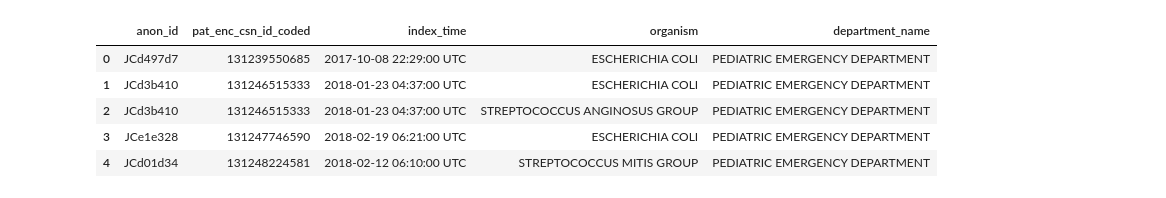
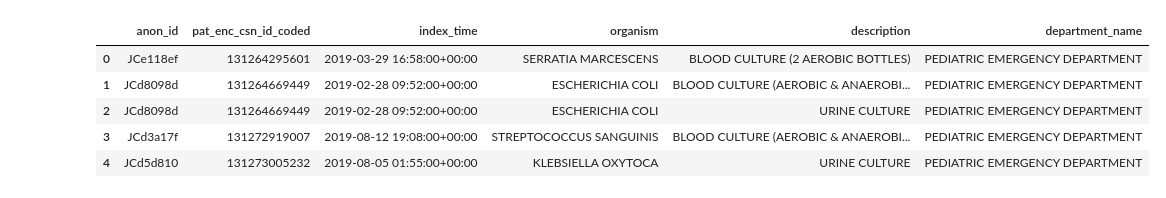
Before and after one commit to conorkcorbin/er_infection, a Jupyter notebook: notebooks/figures_and_tables/Table2 Top Bugs.ipynb, the cells around one changed output. Cells and saved outputs as stored; diff of their text form; code cells hidden in the pictures.

```diff
--- a/notebooks/figures_and_tables/Table2 Top Bugs.ipynb
+++ b/notebooks/figures_and_tables/Table2 Top Bugs.ipynb
@@ -3,10 +0,0 @@ import pandas as pd
-# %%
-df = pd.read_csv("top_bugs.csv")
-df.head()
-# %% [output]
-|  | anon_id | pat_enc_csn_id_coded | index_time | organism | department_name |
-| 0 | JCd497d7 | 131239550685 | 2017-10-08 22:29:00 UTC | ESCHERICHIA COLI | PEDIATRIC EMERGENCY DEPARTMENT |
-| 1 | JCd3b410 | 131246515333 | 2018-01-23 04:37:00 UTC | ESCHERICHIA COLI | PEDIATRIC EMERGENCY DEPARTMENT |
-| 2 | JCd3b410 | 131246515333 | 2018-01-23 04:37:00 UTC | STREPTOCOCCUS ANGINOSUS GROUP | PEDIATRIC EMERGENCY DEPARTMENT |
-| 3 | JCe1e328 | 131247746590 | 2018-02-19 06:21:00 UTC | ESCHERICHIA COLI | PEDIATRIC EMERGENCY DEPARTMENT |
-| 4 | JCd01d34 | 131248224581 | 2018-02-12 06:10:00 UTC | STREPTOCOCCUS MITIS GROUP | PEDIATRIC EMERGENCY DEPARTMENT |
@@ -12,0 +12,51 @@ df.head()
+# %%
+query="""
+WITH cohort_bugs AS (
+    SELECT DISTINCT
+      a.anon_id, a.pat_enc_csn_id_coded, a.index_time, cs.organism, cs.description
+    FROM
+      `mining-clinical-decisions.abx.final_ast_labels` a
+    INNER JOIN
+      `mining-clinical-decisions.abx.culture_orders_within_24_hrs` cult_orders
+    USING
+      (pat_enc_csn_id_coded)
+    INNER JOIN
+      `som-nero-phi-jonc101.shc_core.culture_sensitivity` cs
+    USING
+      (order_proc_id_coded)
+    WHERE EXTRACT(YEAR FROM a.index_time) BETWEEN 2009 and 2019
+),
+
+adt_dep as (
+    SELECT DISTINCT
+      adt.pat_enc_csn_id_coded,
+      FIRST_VALUE(dm.department_name) OVER
+      (PARTITION BY adt.pat_enc_csn_id_coded ORDER BY adt.effective_time_jittered_utc) department_name,
+    FROM
+      `shc_core.adt` adt
+    INNER JOIN
+      `som-nero-phi-jonc101.shc_core.dep_map` dm
+    USING
+      (department_id)
+)
+
+SELECT
+    c.*, a.department_name
+FROM
+    cohort_bugs c
+INNER JOIN
+    adt_dep a
+USING
+    (pat_enc_csn_id_coded)
+
+"""
+query_job = client.query(query)
+df = query_job.result().to_dataframe()
+df.head()
+# %% [output]
+|  | anon_id | pat_enc_csn_id_coded | index_time | organism | description | department_name |
+| 0 | JCe118ef | 131264295601 | 2019-03-29 16:58:00+00:00 | SERRATIA MARCESCENS | BLOOD CULTURE (2 AEROBIC BOTTLES) | PEDIATRIC EMERGENCY DEPARTMENT |
+| 1 | JCd8098d | 131264669449 | 2019-02-28 09:52:00+00:00 | ESCHERICHIA COLI | BLOOD CULTURE (AEROBIC & ANAEROBI... | PEDIATRIC EMERGENCY DEPARTMENT |
+| 2 | JCd8098d | 131264669449 | 2019-02-28 09:52:00+00:00 | ESCHERICHIA COLI | URINE CULTURE | PEDIATRIC EMERGENCY DEPARTMENT |
+| 3 | JCd3a17f | 131272919007 | 2019-08-12 19:08:00+00:00 | STREPTOCOCCUS SANGUINIS | BLOOD CULTURE (AEROBIC & ANAEROBI... | PEDIATRIC EMERGENCY DEPARTMENT |
+| 4 | JCd5d810 | 131273005232 | 2019-08-05 01:55:00+00:00 | KLEBSIELLA OXYTOCA | URINE CULTURE | PEDIATRIC EMERGENCY DEPARTMENT |
```
Also changed, not shown: parts of 15 cells of this notebook, 12 other files.
